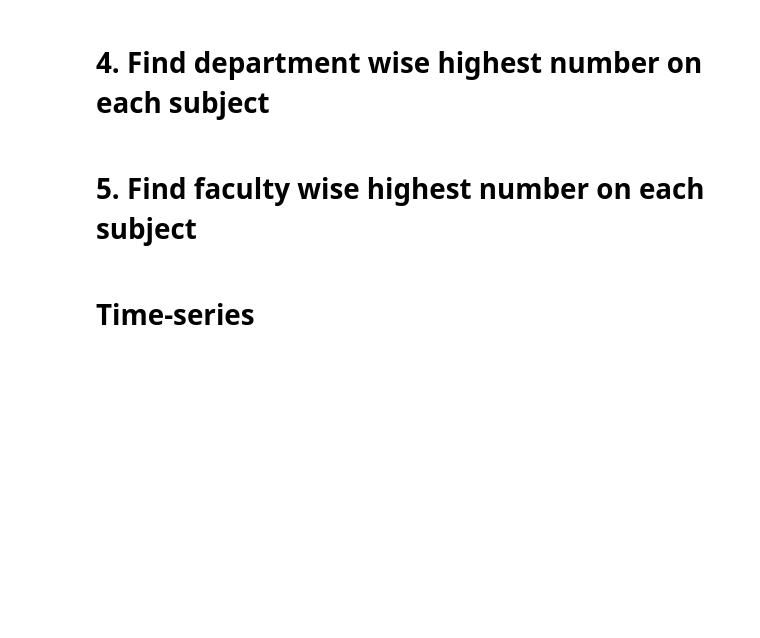
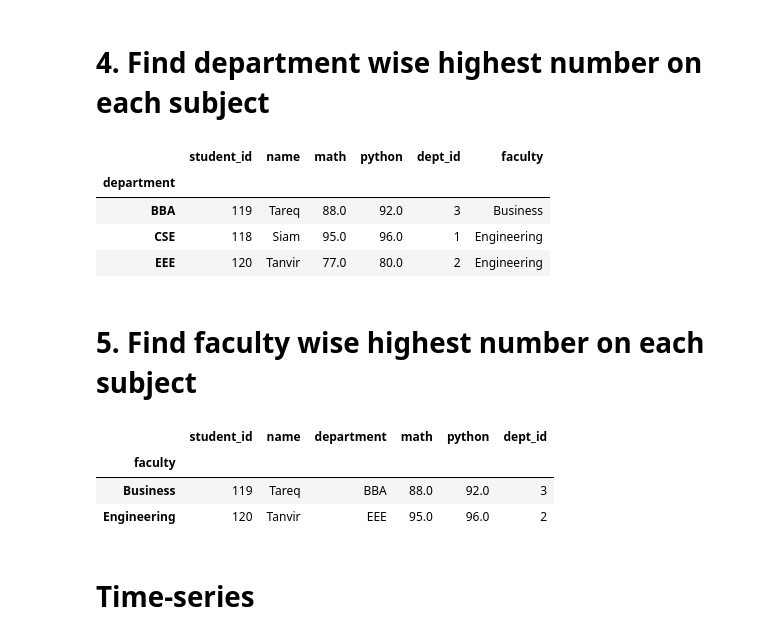
Before and after one commit to YasinAhmad04/numpy_pundus_matplotlib_seaborn, a Jupyter notebook: MLB-2_Class-6 (Pandas-Assignment).ipynb, the cells around one changed output. Cells and saved outputs as stored; diff of their text form; code cells hidden in the pictures; blank space fills up the shorter version.

```diff
--- a/MLB-2_Class-6 (Pandas-Assignment).ipynb
+++ b/MLB-2_Class-6 (Pandas-Assignment).ipynb
@@ -518,8 +518,29 @@ f
 | 1 | Engineering | 3 |
 # %% [markdown]
 # 4. Find department wise highest number on each subject
+# %%
+r = pd.merge(students,results, on = "student_id", how = 'left')
+q = pd.merge(r,departments, on = 'department',  how = 'left')
+q
+q.groupby('department').max()
+# %% [output]
+|  | student_id | name | math | python | dept_id | faculty |
+| department |  |  |  |  |  |  |
+| BBA | 119 | Tareq | 88.0 | 92.0 | 3 | Business |
+| CSE | 118 | Siam | 95.0 | 96.0 | 1 | Engineering |
+| EEE | 120 | Tanvir | 77.0 | 80.0 | 2 | Engineering |
 # %% [markdown]
 # 5. Find faculty wise highest number on each subject
+# %%
+r = pd.merge(students,results, on = "student_id", how = 'left')
+q = pd.merge(r,departments, on = 'department',  how = 'left')
+q
+q.groupby('faculty').max()
+# %% [output]
+|  | student_id | name | department | math | python | dept_id |
+| faculty |  |  |  |  |  |  |
+| Business | 119 | Tareq | BBA | 88.0 | 92.0 | 3 |
+| Engineering | 120 | Tanvir | EEE | 95.0 | 96.0 | 2 |
 # %% [markdown]
 # Time-series
 # %%
```
Also changed, not shown: parts of 7 cells of this notebook.
